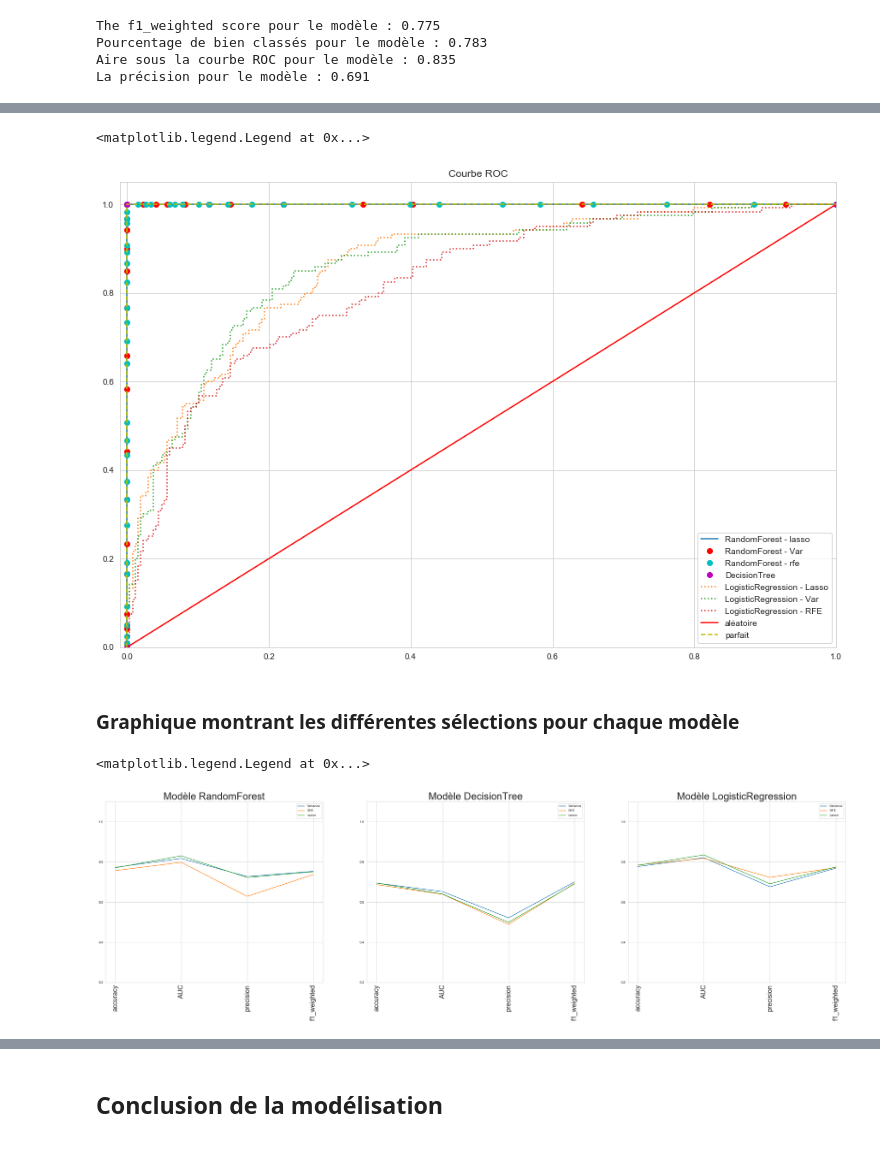
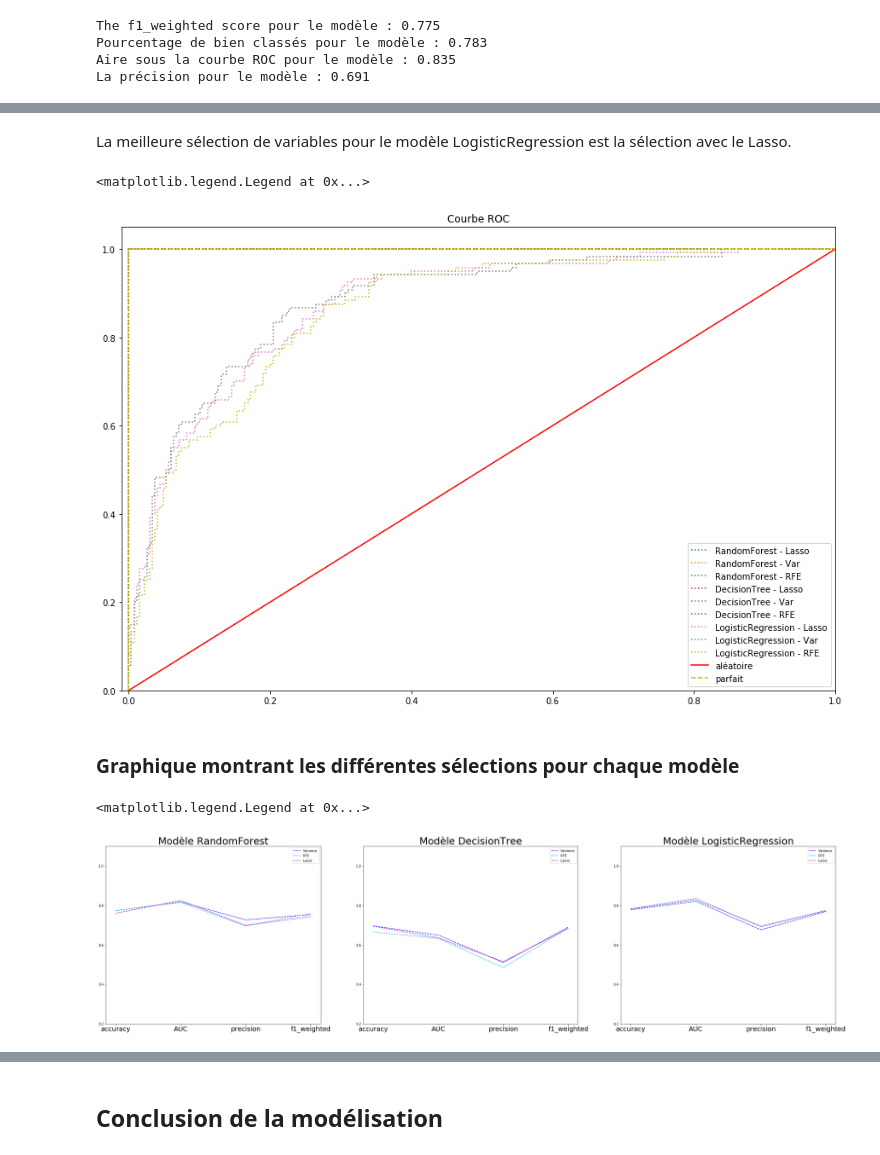
Before and after one commit to pmongruel/projet_python_2A, a Jupyter notebook: model_selection.ipynb, the cells around one changed output, grey strips where cells are left out. Cells and saved outputs as stored; diff of their text form; code cells hidden in the pictures.

```diff
--- a/model_selection.ipynb
+++ b/model_selection.ipynb
@@ -187,16 +193,17 @@ model_mlp = make_pipeline(MLPClassifier(max_iter=10000))
 # %%
-# On recherche les meilleurs paramètres
-scoring_choice = 'f1_weighted' # on veut que 'recall' et 'precision' importent
+# On recherche les meilleurs hyperparamètres pour chaque modèle
+SCORING = 'f1_weighted' # on veut que 'recall' et 'precision' importent
 
 # Définition d'une fonction donnant les meilleurs paramètres
 def best_param(X, y, pipeline, dico_param, co_continues):
     grid = GridSearchCV(
         pipeline,
-        param_grid = dico_param,
+        param_grid=dico_param,
         cv=5,
         refit=True, # à la fin, il sélectionne le meilleur jeu d'hyperparamètres et réentraîne le modèle sur toutes les données
-        scoring=scoring_choice)
+        scoring=SCORING)
     grid.fit(X, y)
-    print(f"Best estimator has {scoring_choice}={round(grid.best_score_, 2)}")
+    print(f"Best estimator has {SCORING}={round(grid.best_score_, 2)}")
     best_model = grid.best_estimator_
+    print("Le meilleur modèle est :", best_model)
     return best_model
@@ -415,19 +460,27 @@ La précision pour le modèle : 0.723
+# %% [markdown]
+La meilleure sélection de variables pour le modèle LogisticRegression est la sélection avec le Lasso.
 # %%
-# Courbe ROC
-plt.figure(1,figsize=(15,10))
+# On effectue une Courbe ROC
+plt.figure(1, figsize=(15, 10))
 # cas du modèle RandomForest
 fpr, tpr, _ = roc_curve(y_test, proba_rf_lasso)
-plt.plot(fpr,tpr,"-", label="RandomForest - lasso")
+plt.plot(fpr,tpr,":", label="RandomForest - Lasso")
 
 fpr, tpr, _ = roc_curve(y_test, proba_rf_var)
-plt.plot(fpr,tpr,"ro", label="RandomForest - Var")
+plt.plot(fpr,tpr,":", label="RandomForest - Var")
 
 fpr, tpr, _ = roc_curve(y_test, proba_rf_rfe)
-plt.plot(fpr,tpr,"co", label="RandomForest - rfe")
+plt.plot(fpr,tpr,":", label="RandomForest - RFE")
 
 # cas du modèle DecisionTree
+fpr, tpr, _ = roc_curve(y_test, proba_tree_lasso)
+plt.plot(fpr,tpr,":", label="DecisionTree - Lasso")
+
 fpr, tpr, _ = roc_curve(y_test, proba_tree_var)
-plt.plot(fpr,tpr,"mo", label="DecisionTree")
+plt.plot(fpr,tpr,":", label="DecisionTree - Var")
+
+fpr, tpr, _ = roc_curve(y_test, proba_tree_rfe)
+plt.plot(fpr,tpr,":", label="DecisionTree - RFE")
 
 # cas du modèle LogisticRegression
 fpr, tpr, _ = roc_curve(y_test, proba_log_lasso)
@@ -440,7 +493,7 @@ fpr, tpr, _ = roc_curve(y_test, proba_log_rfe)
 plt.plot(fpr,tpr,":", label="LogisticRegression - RFE")
 
 # modèle aléatoire
-plt.plot([0, 1], [0, 1],"r-", label="aléatoire", )
+plt.plot([0, 1], [0, 1], "r-", label="aléatoire")
 
 # modèle parfait
 plt.plot([0,0, 1], [0,1, 1], 'y--', label="parfait")
@@ -451,52 +504,52 @@ plt.title('Courbe ROC')
 plt.legend()
 # %% [output]
 <matplotlib.legend.Legend at 0x...>
-[figure, old version]
+[figure, new version]
 # %% [markdown]
 ### Graphique montrant les différentes sélections pour chaque modèle
 # %%
 # Graphiques de résumé
 X = ['accuracy', 'AUC', 'precision', 'f1_weighted']
 
 Y_rf_lasso = [accuracy_rf_lasso, auc_rf_lasso, precision_rf_lasso, f1_weighted_rf_lasso]
 Y_rf_var = [accuracy_rf_var, auc_rf_var, precision_rf_var, f1_weighted_rf_var]
 Y_rf_rfe = [accuracy_rf_rfe, auc_rf_rfe, precision_rf_rfe, f1_weighted_rf_rfe]
 
 Y_tree_lasso = [accuracy_tree_lasso, auc_tree_lasso, precision_tree_lasso, f1_weighted_tree_lasso]
 Y_tree_var = [accuracy_tree_var, auc_tree_var, precision_tree_var, f1_weighted_tree_var]
 Y_tree_rfe = [accuracy_tree_rfe, auc_tree_rfe, precision_tree_rfe, f1_weighted_tree_rfe]
 
 Y_log_lasso = [accuracy_log_lasso, auc_log_lasso, precision_log_lasso, f1_weighted_log_lasso]
 Y_log_var = [accuracy_log_var, auc_log_var, precision_log_var, f1_weighted_log_var]
 Y_log_rfe = [accuracy_log_rfe, auc_log_rfe, precision_log_rfe, f1_weighted_log_rfe]
 
-plt.figure(1,figsize=(40,10))
-plt.subplot(1,3,1)
-plt.plot(X,Y_rf_var, label='Variance')
-plt.plot(X,Y_rf_rfe, label='RFE')
-plt.plot(X,Y_rf_lasso, label='Lasso')
-plt.gca().get_xaxis().set_ticklabels(X, fontsize = 20, rotation = 90)
-plt.ylim(0.2,1.1)
+plt.figure(1, figsize=(40, 10))
+plt.subplot(1, 3, 1)
+plt.plot(X, Y_rf_var, 'b--', label='Variance')
+plt.plot(X, Y_rf_rfe, 'c--', label='RFE')
+plt.plot(X, Y_rf_lasso, 'm--', label='Lasso')
+plt.gca().get_xaxis().set_ticklabels(X, fontsize=20)
+plt.ylim(0.2, 1.1)
 plt.title('Modèle RandomForest', fontsize=30)
 plt.legend()
 
-plt.subplot(1,3,2)
-plt.plot(X,Y_tree_var, label='Variance')
-plt.plot(X,Y_tree_rfe, label='RFE')
-plt.plot(X,Y_tree_lasso, label='Lasso')
-plt.gca().get_xaxis().set_ticklabels(X, fontsize = 20, rotation = 90)
+plt.subplot(1, 3, 2)
+plt.plot(X, Y_tree_var, 'b--', label='Variance')
+plt.plot(X, Y_tree_rfe, 'c--', label='RFE')
+plt.plot(X, Y_tree_lasso, 'm--', label='Lasso')
+plt.gca().get_xaxis().set_ticklabels(X, fontsize=20)
 plt.ylim(0.2,1.1)
 plt.title('Modèle DecisionTree', fontsize=30)
 plt.legend()
 
 plt.subplot(1,3,3)
-plt.plot(X,Y_log_var, label='Variance')
-plt.plot(X,Y_log_rfe, label='RFE')
-plt.plot(X,Y_log_lasso, label='Lasso')
-plt.gca().get_xaxis().set_ticklabels(X, fontsize = 20, rotation = 90)
-plt.ylim(0.2,1.1)
+plt.plot(X, Y_log_var, 'b--', label='Variance')
+plt.plot(X, Y_log_rfe, 'c--', label='RFE')
+plt.plot(X, Y_log_lasso, 'm--', label='Lasso')
+plt.gca().get_xaxis().set_ticklabels(X, fontsize=20)
+plt.ylim(0.2, 1.1)
 plt.title('Modèle LogisticRegression', fontsize=30)
 plt.legend()
 # %% [output]
 <matplotlib.legend.Legend at 0x...>
-[figure, old version]
+[figure, new version]
```
Also changed, not shown: parts of 63 cells of this notebook, 3 other files.
